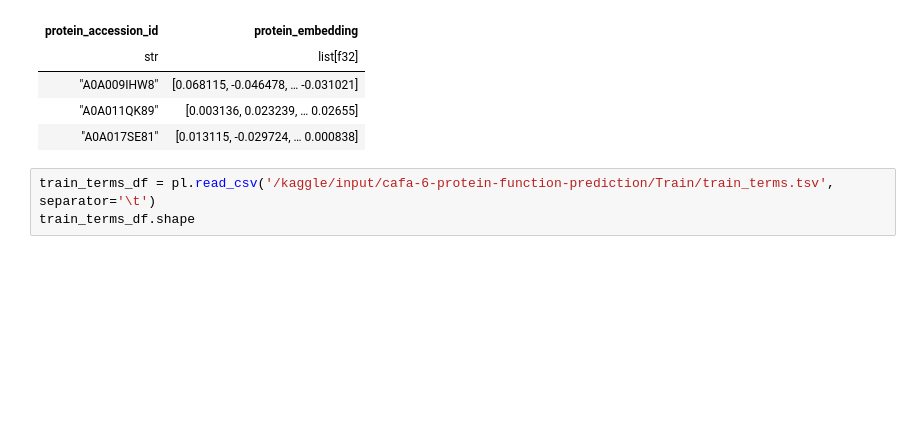
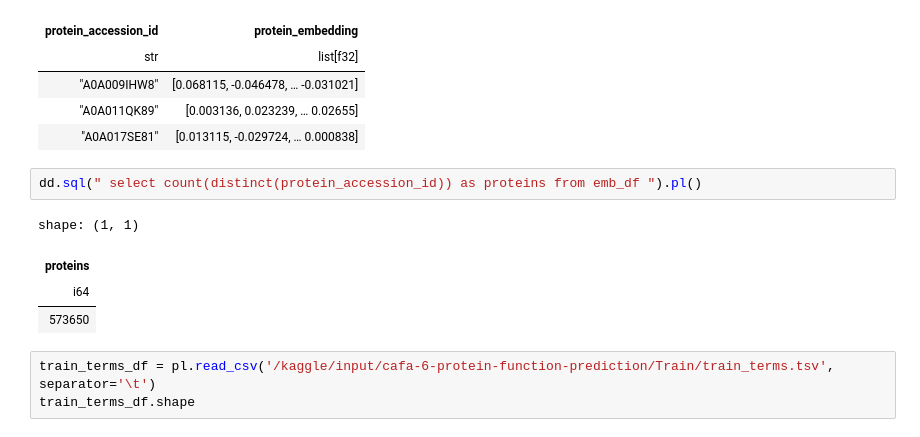
Before and after one commit to sumaniitm/cafa-6-protein-function-prediction-kaggle, a Jupyter notebook: cafa-suman-initial-exploration.ipynb, the cells around one changed output. Drawn from its saved outputs; the diff is of its cells as text; blank space fills up the shorter version.

```diff
--- a/cafa-suman-initial-exploration.ipynb
+++ b/cafa-suman-initial-exploration.ipynb
@@ -66,6 +82,13 @@ shape: (3, 2)
 | "A0A009IHW8" | [0.068115, -0.046478, … -0.031021] |
 | "A0A011QK89" | [0.003136, 0.023239, … 0.02655] |
 | "A0A017SE81" | [0.013115, -0.029724, … 0.000838] |
+# %%
+dd.sql(" select count(distinct(protein_accession_id)) as proteins from emb_df ").pl()
+# %% [output]
+shape: (1, 1)
+| proteins |
+| i64 |
+| 573650 |
 # %%
 train_terms_df = pl.read_csv('/kaggle/input/cafa-6-protein-function-prediction/Train/train_terms.tsv', separator='\t')
 train_terms_df.shape
```
Also changed, not shown: parts of 13 cells of this notebook.
